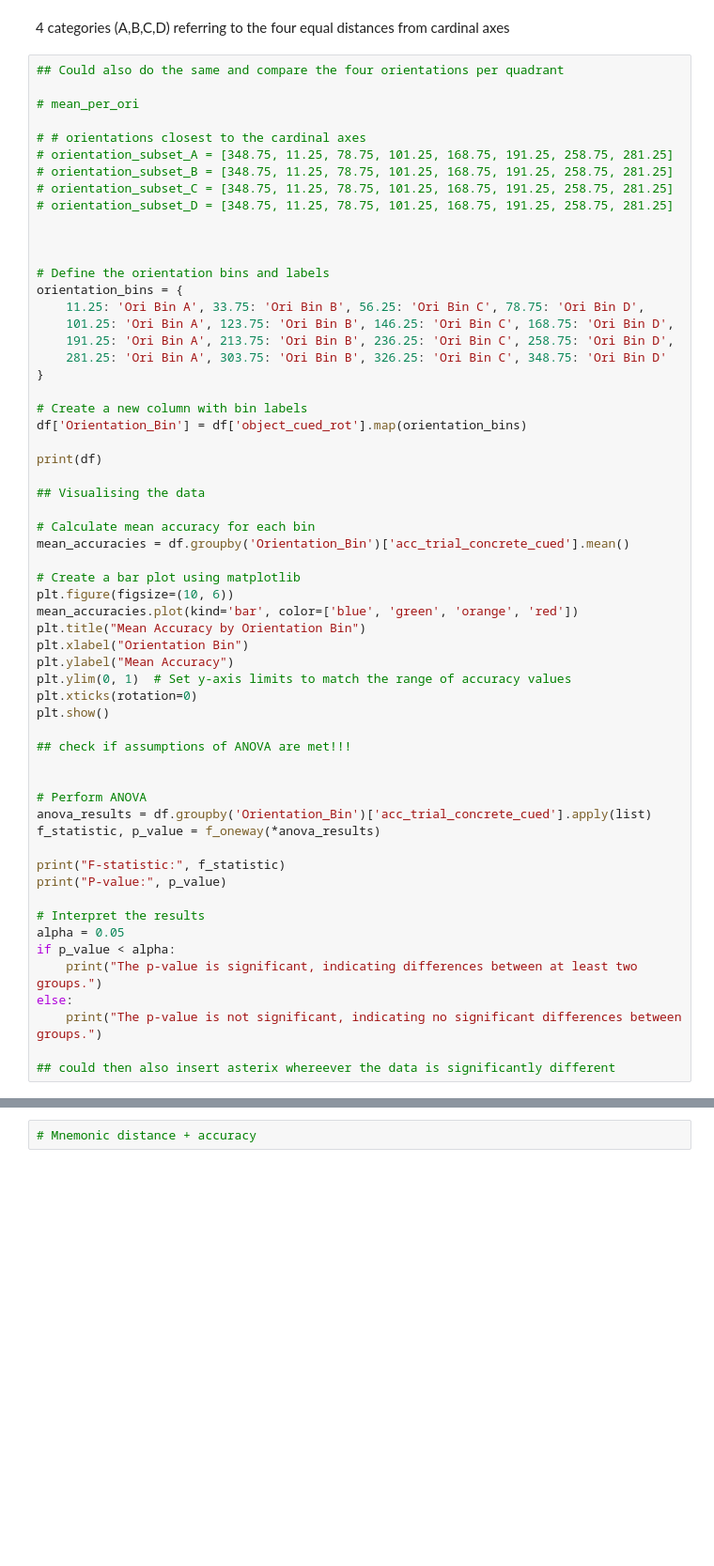
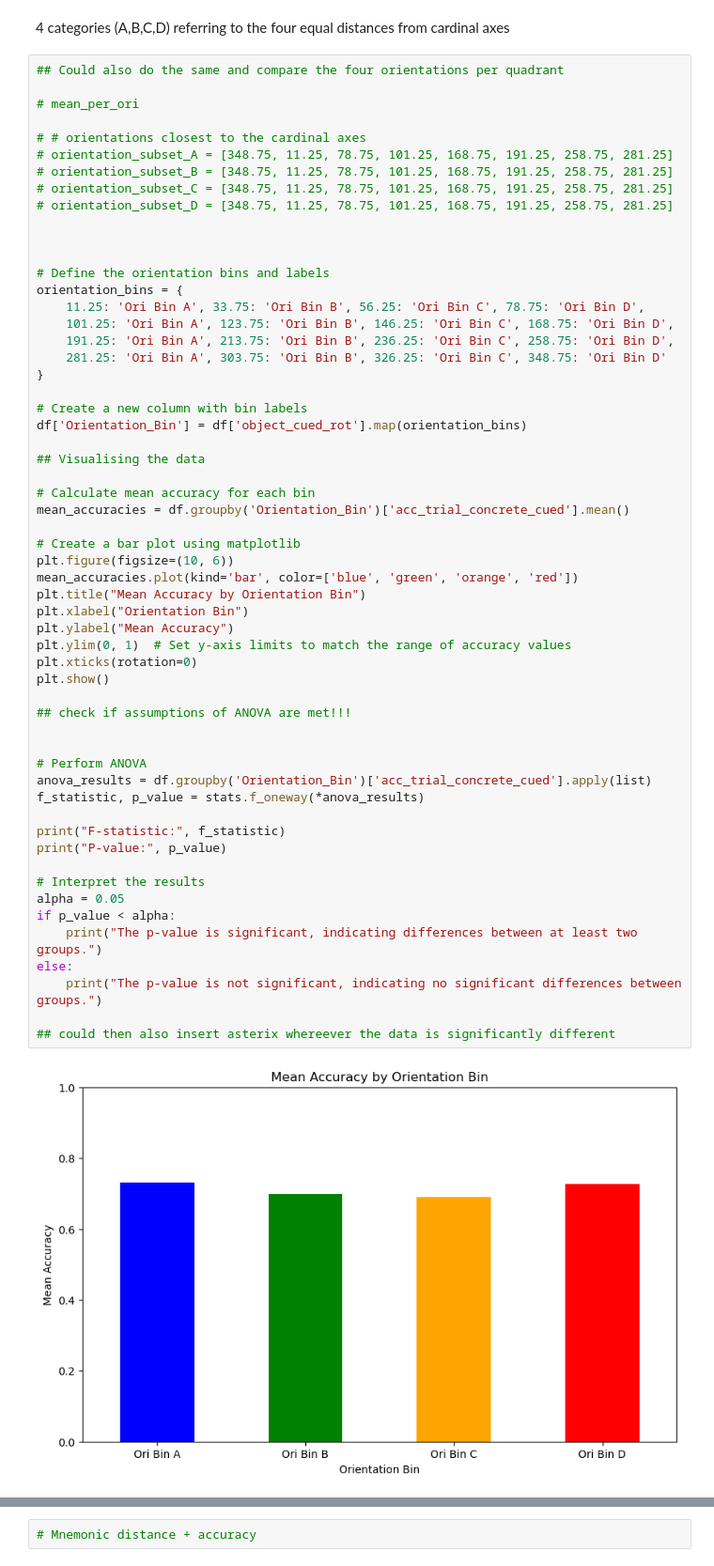
Before and after one commit to aabielefeldt/MultiEyeTem-Clone, a Jupyter notebook: scripts/Behav_Analysis_MultiEyeTem.ipynb, the cells around one changed output, grey strips where cells are left out. Shown at 94% size. Cells and saved outputs as stored; diff of their text form; blank space fills up the shorter version.

```diff
--- a/scripts/Behav_Analysis_MultiEyeTem.ipynb
+++ b/scripts/Behav_Analysis_MultiEyeTem.ipynb
@@ -197,38 +538,38 @@ orientation_bins = {
 # Create a new column with bin labels
 df['Orientation_Bin'] = df['object_cued_rot'].map(orientation_bins)
 
-print(df)
-
 ## Visualising the data
 
 # Calculate mean accuracy for each bin
 mean_accuracies = df.groupby('Orientation_Bin')['acc_trial_concrete_cued'].mean()
 
 # Create a bar plot using matplotlib
 plt.figure(figsize=(10, 6))
 mean_accuracies.plot(kind='bar', color=['blue', 'green', 'orange', 'red'])
 plt.title("Mean Accuracy by Orientation Bin")
 plt.xlabel("Orientation Bin")
 plt.ylabel("Mean Accuracy")
 plt.ylim(0, 1)  # Set y-axis limits to match the range of accuracy values
 plt.xticks(rotation=0)
 plt.show()
 
 ## check if assumptions of ANOVA are met!!!
 
 
 # Perform ANOVA
 anova_results = df.groupby('Orientation_Bin')['acc_trial_concrete_cued'].apply(list)
-f_statistic, p_value = f_oneway(*anova_results)
+f_statistic, p_value = stats.f_oneway(*anova_results)
 
 print("F-statistic:", f_statistic)
 print("P-value:", p_value)
 
 # Interpret the results
 alpha = 0.05
 if p_value < alpha:
     print("The p-value is significant, indicating differences between at least two groups.")
 else:
     print("The p-value is not significant, indicating no significant differences between groups.")
 
 ## could then also insert asterix whereever the data is significantly different
+# %% [output]
+[figure, added]
```
Also changed, not shown: parts of 46 cells of this notebook.
